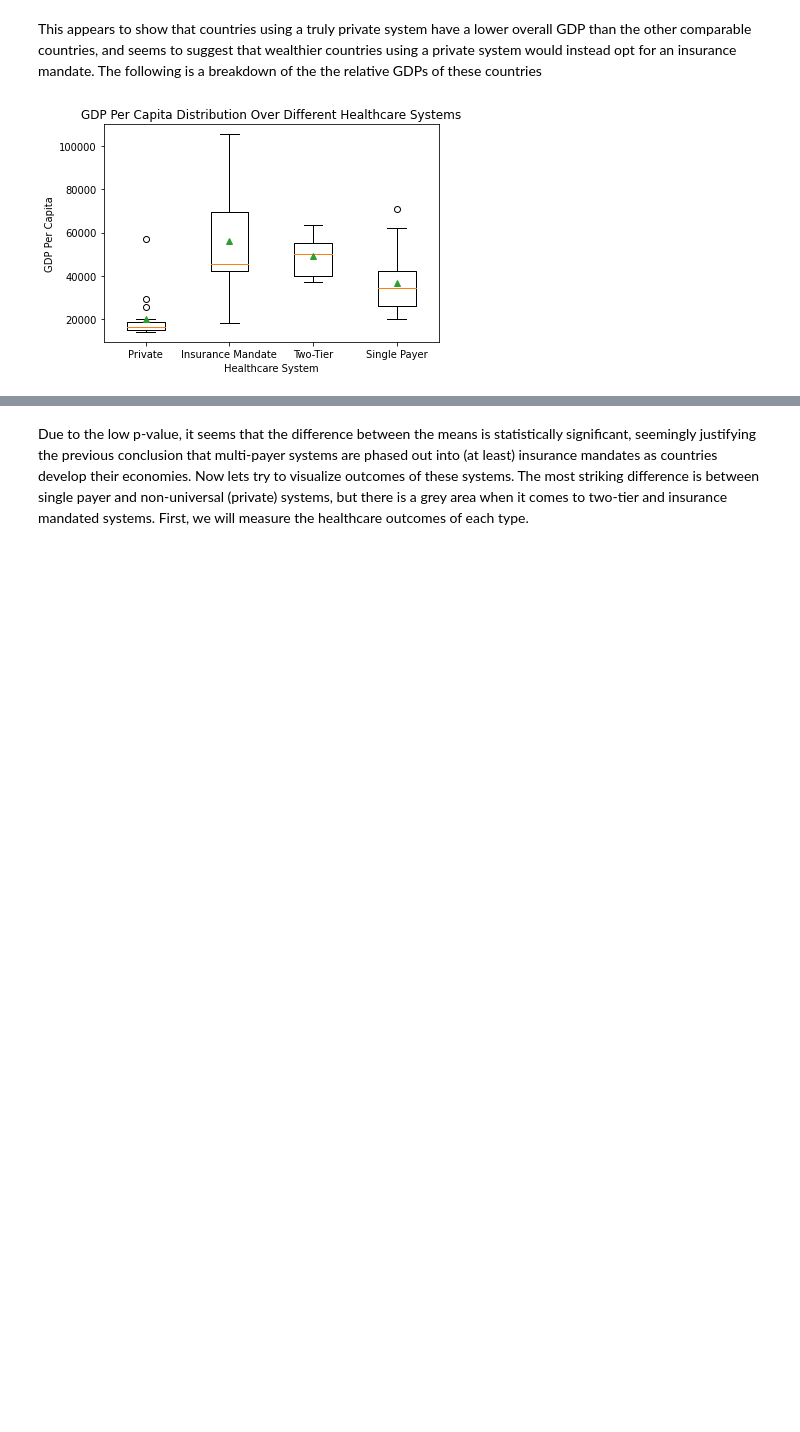
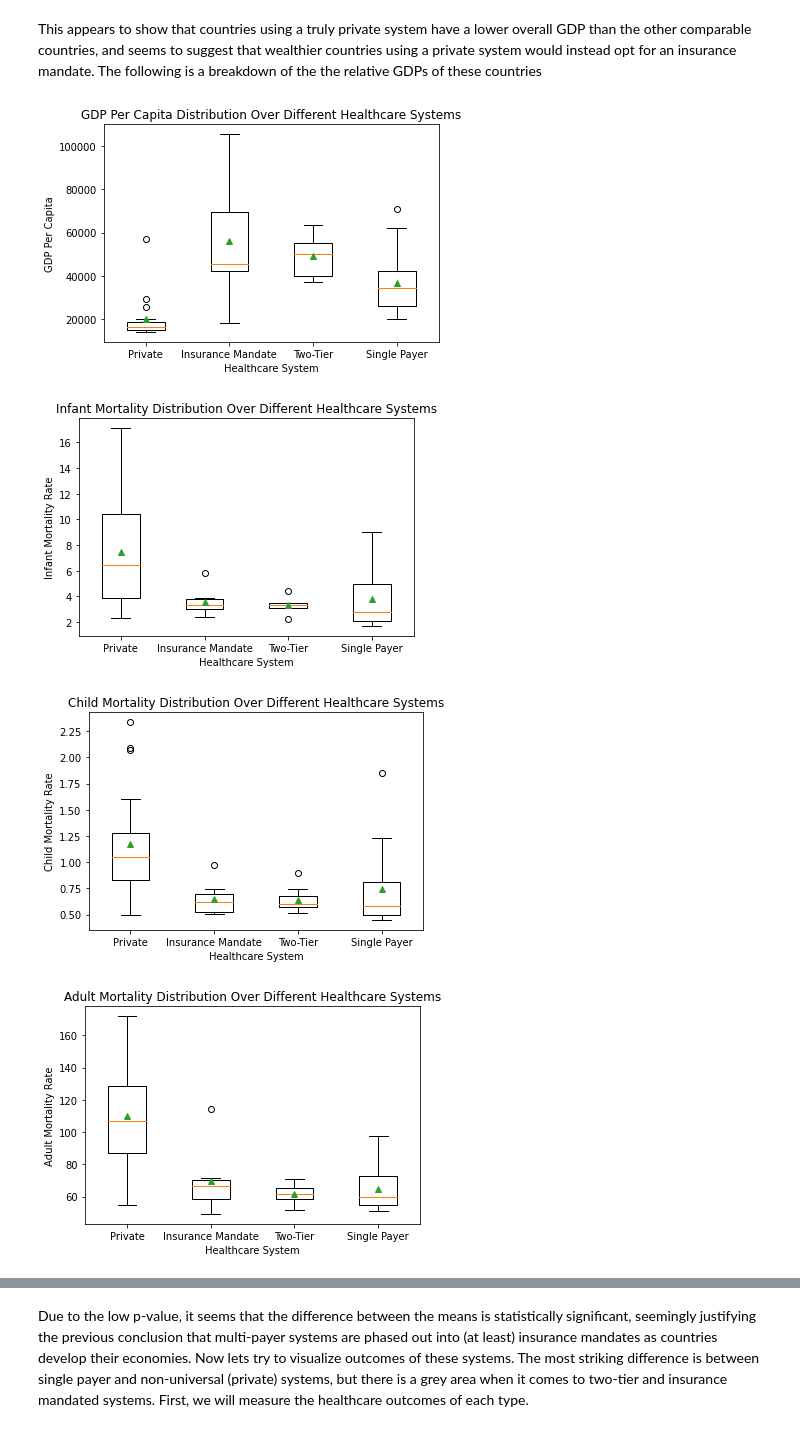
Before and after one commit to Sunil-Narayan/367FinalSunilNarayan, a Jupyter notebook: final-healthcare spending analysis.ipynb, the cells around one changed output, grey strips where cells are left out. Saved outputs shown, nothing was run; the diff lists cells and outputs as text; code cells hidden in the pictures; blank space fills up the shorter version.

```diff
--- a/final-healthcare spending analysis.ipynb
+++ b/final-healthcare spending analysis.ipynb
@@ -386,19 +408,70 @@ This appears to show that countries using a truly private system have a lower ov
 # %%
 Privates = HFF[HFF["System Type"] == "Private"]
 InsuranceMandates = HFF[HFF["System Type"] == "Insurance Mandate"]
 TwoTiers = HFF[HFF["System Type"] == "Two-Tier"]
 Singlepayers = HFF[HFF["System Type"] == "Single Payer"]
 PrivatesGDPs = Privates["GDP Per Capita"]
 InsuranceMandatesGDPs = InsuranceMandates["GDP Per Capita"]
 TwoTiersGDPs = TwoTiers["GDP Per Capita"]
 SinglepayersGDPs = Singlepayers["GDP Per Capita"]
 GDPs = [PrivatesGDPs, InsuranceMandatesGDPs, TwoTiersGDPs, SinglepayersGDPs]
 plt.boxplot(GDPs, showmeans=True)
 plt.title("GDP Per Capita Distribution Over Different Healthcare Systems")
 plt.xlabel("Healthcare System")
 plt.ylabel("GDP Per Capita")
 plt.xticks([1, 2, 3, 4], ["Private", "Insurance Mandate", "Two-Tier", "Single Payer"])
 plt.show()
+
+Privates = HFF[HFF["System Type"] == "Private"]
+InsuranceMandates = HFF[HFF["System Type"] == "Insurance Mandate"]
+TwoTiers = HFF[HFF["System Type"] == "Two-Tier"]
+Singlepayers = HFF[HFF["System Type"] == "Single Payer"]
+PrivatesMTRs = Privates["Infant Mortality Rate"]
+InsuranceMandatesMTRs = InsuranceMandates["Infant Mortality Rate"]
+TwoTiersMTRs = TwoTiers["Infant Mortality Rate"]
+SinglepayersMTRs = Singlepayers["Infant Mortality Rate"]
+GDPs = [PrivatesMTRs, InsuranceMandatesMTRs, TwoTiersMTRs, SinglepayersMTRs]
+plt.boxplot(GDPs, showmeans=True)
+plt.title("Infant Mortality Distribution Over Different Healthcare Systems")
+plt.xlabel("Healthcare System")
+plt.ylabel("Infant Mortality Rate")
+plt.xticks([1, 2, 3, 4], ["Private", "Insurance Mandate", "Two-Tier", "Single Payer"])
+plt.show()
+
+Privates = HFF[HFF["System Type"] == "Private"]
+InsuranceMandates = HFF[HFF["System Type"] == "Insurance Mandate"]
+TwoTiers = HFF[HFF["System Type"] == "Two-Tier"]
+Singlepayers = HFF[HFF["System Type"] == "Single Payer"]
+PrivatesMTRs = Privates["Child Mortality Rate"]
+InsuranceMandatesMTRs = InsuranceMandates["Child Mortality Rate"]
+TwoTiersMTRs = TwoTiers["Child Mortality Rate"]
+SinglepayersMTRs = Singlepayers["Child Mortality Rate"]
+GDPs = [PrivatesMTRs, InsuranceMandatesMTRs, TwoTiersMTRs, SinglepayersMTRs]
+plt.boxplot(GDPs, showmeans=True)
+plt.title("Child Mortality Distribution Over Different Healthcare Systems")
+plt.xlabel("Healthcare System")
+plt.ylabel("Child Mortality Rate")
+plt.xticks([1, 2, 3, 4], ["Private", "Insurance Mandate", "Two-Tier", "Single Payer"])
+plt.show()
+
+Privates = HFF[HFF["System Type"] == "Private"]
+InsuranceMandates = HFF[HFF["System Type"] == "Insurance Mandate"]
+TwoTiers = HFF[HFF["System Type"] == "Two-Tier"]
+Singlepayers = HFF[HFF["System Type"] == "Single Payer"]
+PrivatesMTRs = Privates["Adult Mortality Rate"]
+InsuranceMandatesMTRs = InsuranceMandates["Adult Mortality Rate"]
+TwoTiersMTRs = TwoTiers["Adult Mortality Rate"]
+SinglepayersMTRs = Singlepayers["Adult Mortality Rate"]
+GDPs = [PrivatesMTRs, InsuranceMandatesMTRs, TwoTiersMTRs, SinglepayersMTRs]
+plt.boxplot(GDPs, showmeans=True)
+plt.title("Adult Mortality Distribution Over Different Healthcare Systems")
+plt.xlabel("Healthcare System")
+plt.ylabel("Adult Mortality Rate")
+plt.xticks([1, 2, 3, 4], ["Private", "Insurance Mandate", "Two-Tier", "Single Payer"])
+plt.show()
 # %% [output]
 [figure]
+[figure, added]
+[figure, added]
+[figure, added]
 # %% [markdown]
```
Also changed, not shown: parts of 15 cells of this notebook, 1 other file.
